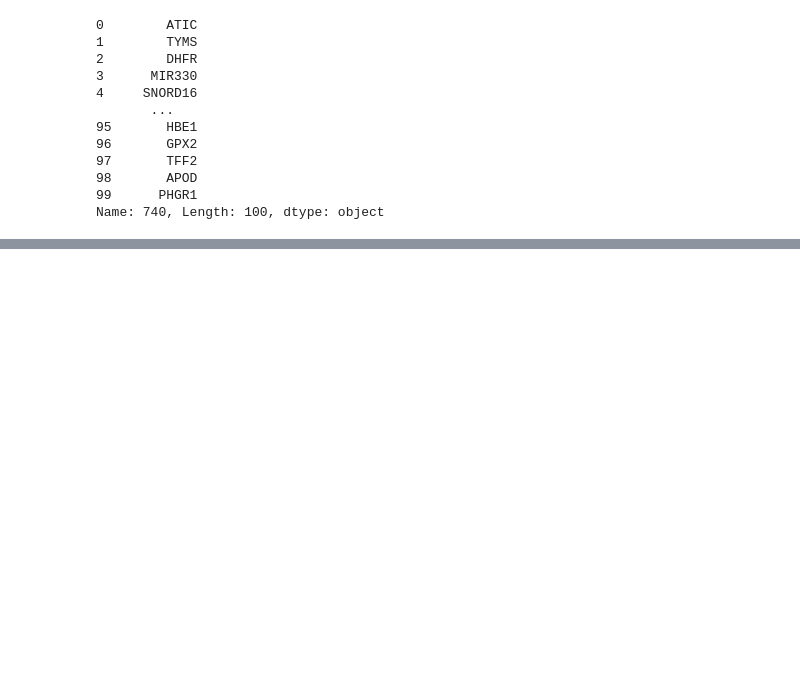
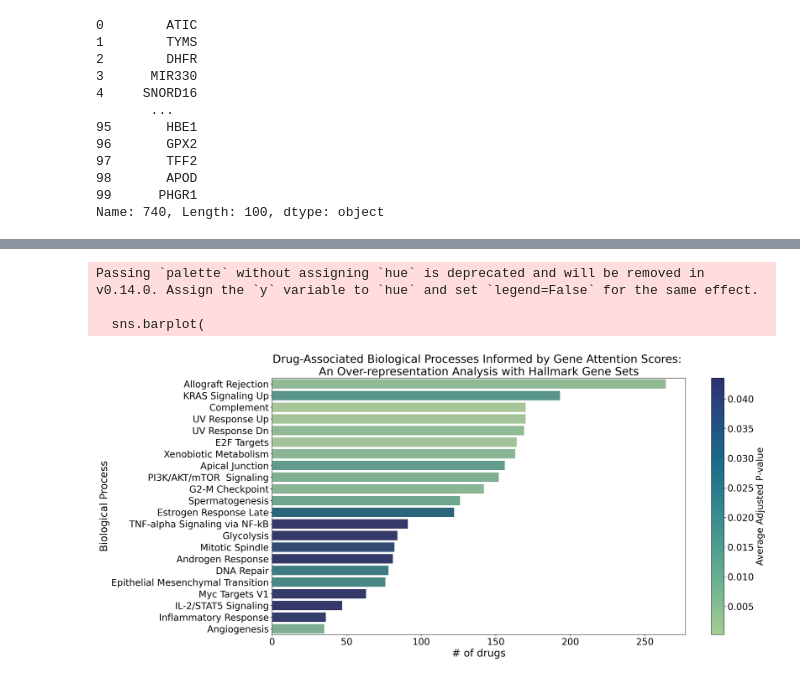
Before and after one commit to cannin/drGAT, a Jupyter notebook: Figs/Fig5.ipynb, the cells around one changed output, grey strips where cells are left out. Cells and saved outputs as stored; diff of their text form; code cells hidden in the pictures; blank space fills up the shorter version.

```diff
--- a/Figs/Fig5.ipynb
+++ b/Figs/Fig5.ipynb
@@ -161,0 +123,46 @@ plt.show()
+# %%
+cmap_name = 'crest'
+cmap = plt.cm.get_cmap(cmap_name)
+
+# データを取得
+data = list(df['Adjusted P-value'])
+
+# カラーマップの上限と下限を設定
+vmin = np.min(data)
+vmax = np.max(data)
+
+# 正規化オブジェクトの作成
+norm = plt.Normalize(vmin=vmin, vmax=vmax)
+
+# カラーマップに基づいて色を割り当てる
+colors = [cmap(norm(value)) for value in data]
+
+# 図と軸の生成
+fig, ax = plt.subplots(figsize=[20, 10], dpi=300)
+plt.rcParams.update({'font.size': 20})
+
+# プロットを作成
+sns.barplot(
+    x='drug', y='Term',
+    data=df.assign(color=colors),  # ここで色の情報をデータフレームに追加
+    palette=colors,  # そして、割り当てた色を利用
+    dodge=False
+)
+
+plt.ylabel('Biological Process', fontsize=22)
+plt.xlabel('# of drugs', fontsize=22)
+plt.title('Drug-Associated Biological Processes Informed by Gene Attention Scores: \nAn Over-representation Analysis with Hallmark Gene Sets')
+
+# カラーバーを表示
+sm = plt.cm.ScalarMappable(cmap=cmap, norm=norm)
+sm.set_array([])
+cbar = plt.colorbar(sm, ax=ax)  # axを指定しています
+cbar.set_label('Average Adjusted P-value')
+
+# グラフを表示
+plt.show()
+# %% [output]
+Passing `palette` without assigning `hue` is deprecated and will be removed in v0.14.0. Assign the `y` variable to `hue` and set `legend=False` for the same effect.
+
+  sns.barplot(
+[figure, added]
```
Also changed, not shown: parts of 3 cells of this notebook, 12 other files.
